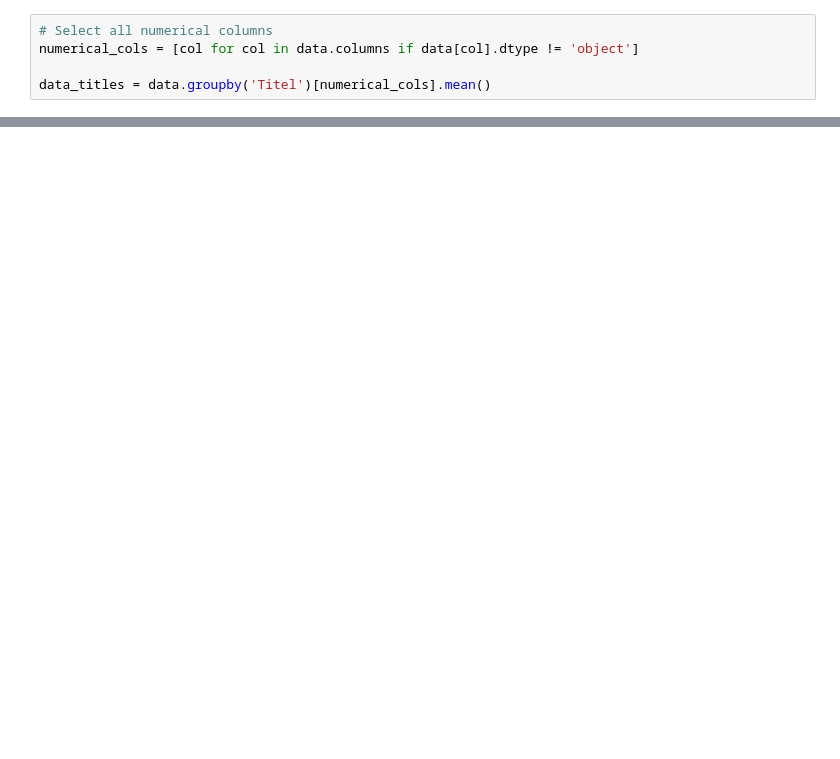
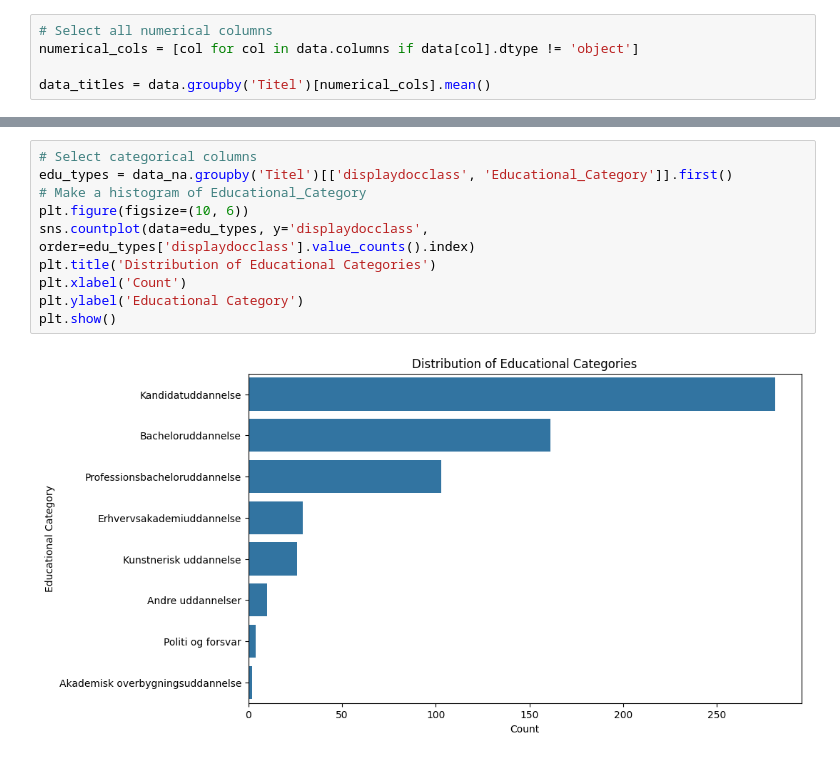
Before and after one commit to simon-mellergaard/datavis, a Jupyter notebook: Data/preprocessing.ipynb, the cells around one changed output, grey strips where cells are left out. Saved outputs shown, nothing was run; the diff lists cells and outputs as text; blank space fills up the shorter version.

Commit message:
Added more visualizations

```diff
--- a/Data/preprocessing.ipynb
+++ b/Data/preprocessing.ipynb
@@ -217,0 +238,12 @@ plt.show()
+# %%
+# Select categorical columns
+edu_types = data_na.groupby('Titel')[['displaydocclass', 'Educational_Category']].first()
+# Make a histogram of Educational_Category
+plt.figure(figsize=(10, 6))
+sns.countplot(data=edu_types, y='displaydocclass', order=edu_types['displaydocclass'].value_counts().index)
+plt.title('Distribution of Educational Categories')
+plt.xlabel('Count')
+plt.ylabel('Educational Category')
+plt.show()
+# %% [output]
+[figure, added]
```
Also changed, not shown: parts of 12 cells of this notebook.
